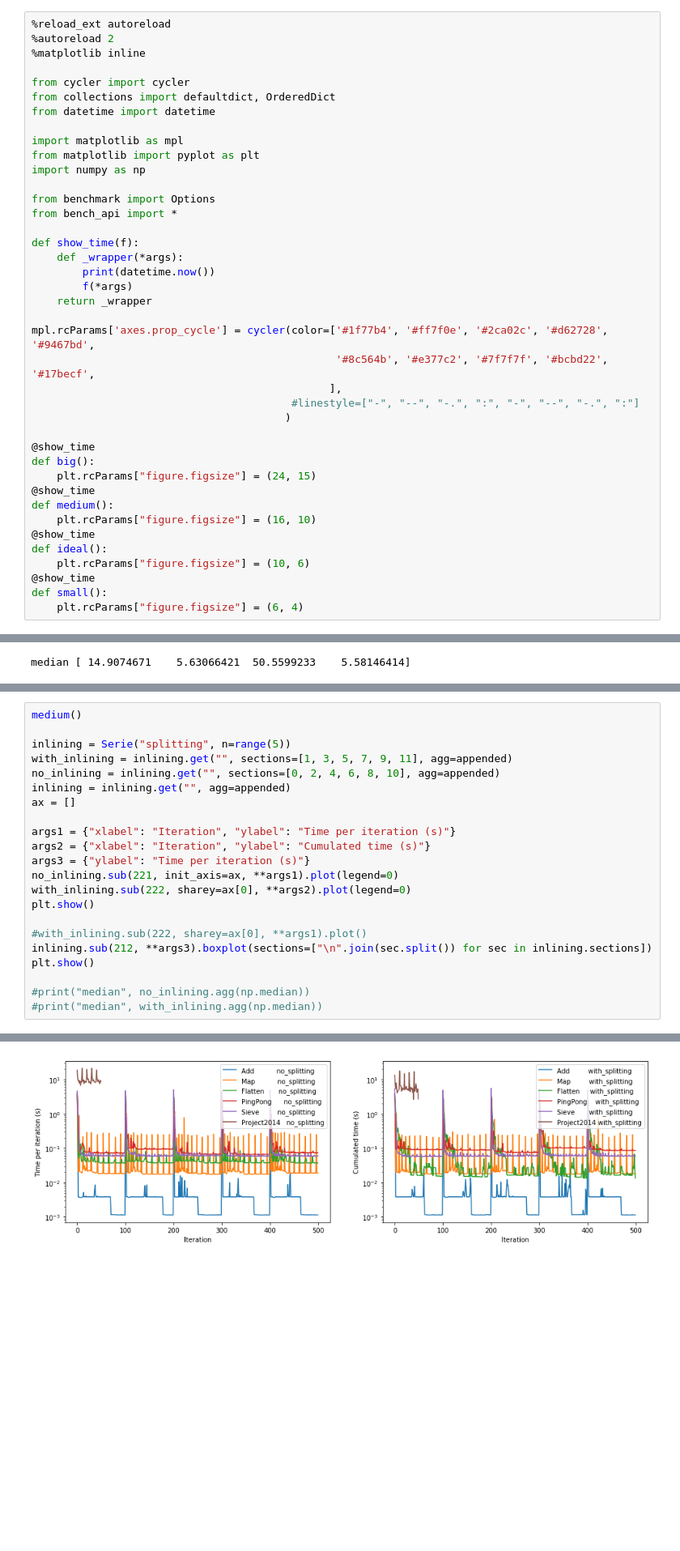
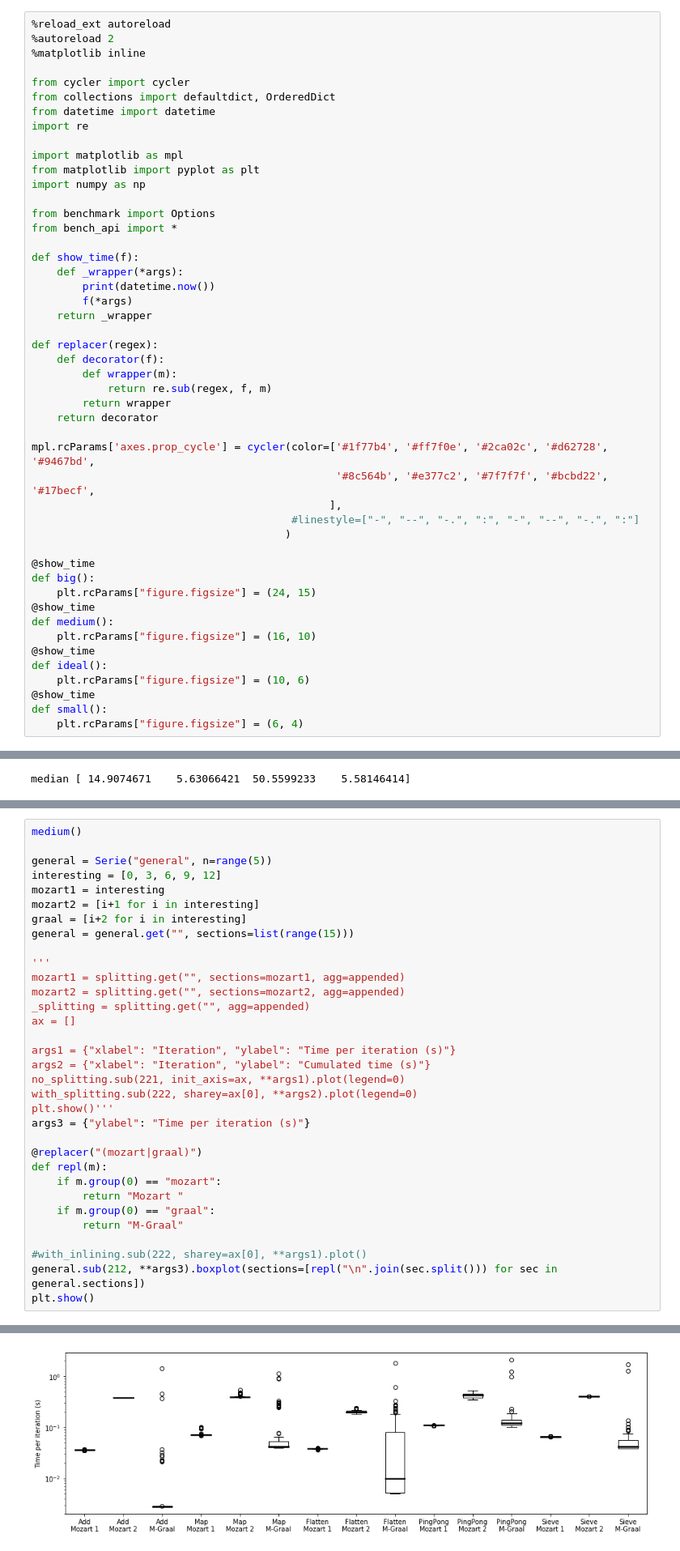
Before and after one commit to mistasse/mozart-graal-benchmarking, a Jupyter notebook: notebook.ipynb, the cells around one changed output, grey strips where cells are left out. Shown at 81% size. Saved outputs shown, nothing was run; the diff lists cells and outputs as text; blank space fills up the shorter version.

```diff
--- a/notebook.ipynb
+++ b/notebook.ipynb
@@ -6,6 +6,7 @@
 from cycler import cycler
 from collections import defaultdict, OrderedDict
 from datetime import datetime
+import re
 
 import matplotlib as mpl
 from matplotlib import pyplot as plt
@@ -19,6 +20,13 @@ def show_time(f):
         print(datetime.now())
         f(*args)
     return _wrapper
+
+def replacer(regex):
+    def decorator(f):
+        def wrapper(m):
+            return re.sub(regex, f, m)
+        return wrapper
+    return decorator
 
 mpl.rcParams['axes.prop_cycle'] = cycler(color=['#1f77b4', '#ff7f0e', '#2ca02c', '#d62728', '#9467bd',
                                                 '#8c564b', '#e377c2', '#7f7f7f', '#bcbd22', '#17becf',
@@ -259,23 +319,34 @@ plt.show()
 # %%
 medium()
 
-inlining = Serie("splitting", n=range(5))
-with_inlining = inlining.get("", sections=[1, 3, 5, 7, 9, 11], agg=appended)
-no_inlining = inlining.get("", sections=[0, 2, 4, 6, 8, 10], agg=appended)
-inlining = inlining.get("", agg=appended)
+general = Serie("general", n=range(5))
+interesting = [0, 3, 6, 9, 12]
+mozart1 = interesting
+mozart2 = [i+1 for i in interesting]
+graal = [i+2 for i in interesting]
+general = general.get("", sections=list(range(15)))
+
+'''
+mozart1 = splitting.get("", sections=mozart1, agg=appended)
+mozart2 = splitting.get("", sections=mozart2, agg=appended)
+_splitting = splitting.get("", agg=appended)
 ax = []
 
 args1 = {"xlabel": "Iteration", "ylabel": "Time per iteration (s)"}
 args2 = {"xlabel": "Iteration", "ylabel": "Cumulated time (s)"}
+no_splitting.sub(221, init_axis=ax, **args1).plot(legend=0)
+with_splitting.sub(222, sharey=ax[0], **args2).plot(legend=0)
+plt.show()'''
 args3 = {"ylabel": "Time per iteration (s)"}
-no_inlining.sub(221, init_axis=ax, **args1).plot(legend=0)
-with_inlining.sub(222, sharey=ax[0], **args2).plot(legend=0)
-plt.show()
+
+@replacer("(mozart|graal)")
+def repl(m):
+    if m.group(0) == "mozart":
+        return "Mozart "
+    if m.group(0) == "graal":
+        return "M-Graal"
 
 #with_inlining.sub(222, sharey=ax[0], **args1).plot()
-inlining.sub(212, **args3).boxplot(sections=["\n".join(sec.split()) for sec in inlining.sections])
+general.sub(212, **args3).boxplot(sections=[repl("\n".join(sec.split())) for sec in general.sections])
 plt.show()
-
-#print("median", no_inlining.agg(np.median))
-#print("median", with_inlining.agg(np.median))
 # %% [output]
@@ -283 +354 @@ plt.show()
-[figure, old version]
+[figure, new version]
```
Also changed, not shown: parts of 8 cells of this notebook, 10 other files.
